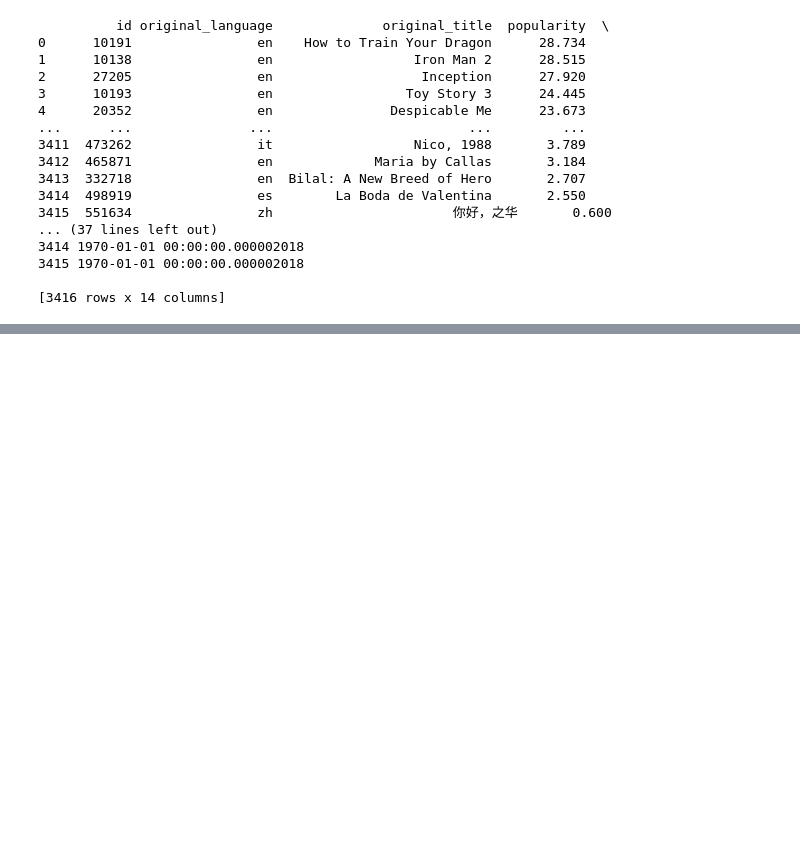
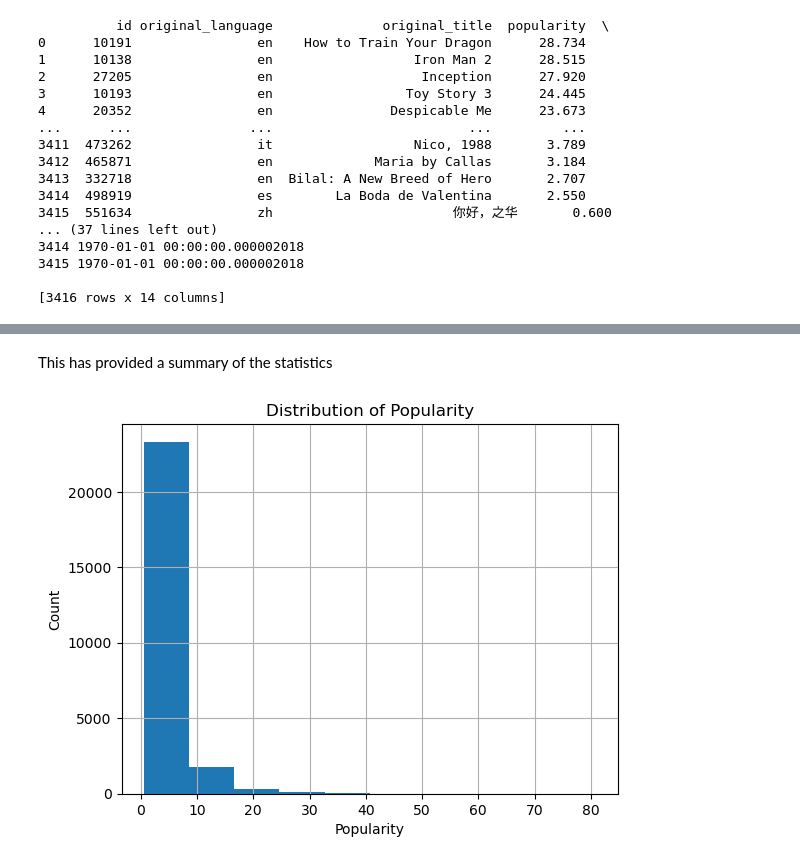
Before and after one commit to Mak-annie/Microsoft-Analysis, a Jupyter notebook: INDEX.ipynb, the cells around one changed output, grey strips where cells are left out. Cells and saved outputs as stored; diff of their text form; code cells hidden in the pictures; blank space fills up the shorter version.

Commit message:
Explorative Data Analysis

```diff
--- a/INDEX.ipynb
+++ b/INDEX.ipynb
@@ -624,0 +604,11 @@ import matplotlib.pyplot as plt
+# %% [markdown]
+This has provided a summary of the statistics
+# %%
+#histogram
+movies_data['popularity'].hist(bins=10)
+plt.xlabel('Popularity')
+plt.ylabel('Count')
+plt.title('Distribution of Popularity')
+plt.show()
+# %% [output]
+[figure, added]
```
Also changed, not shown: parts of 10 cells of this notebook.
